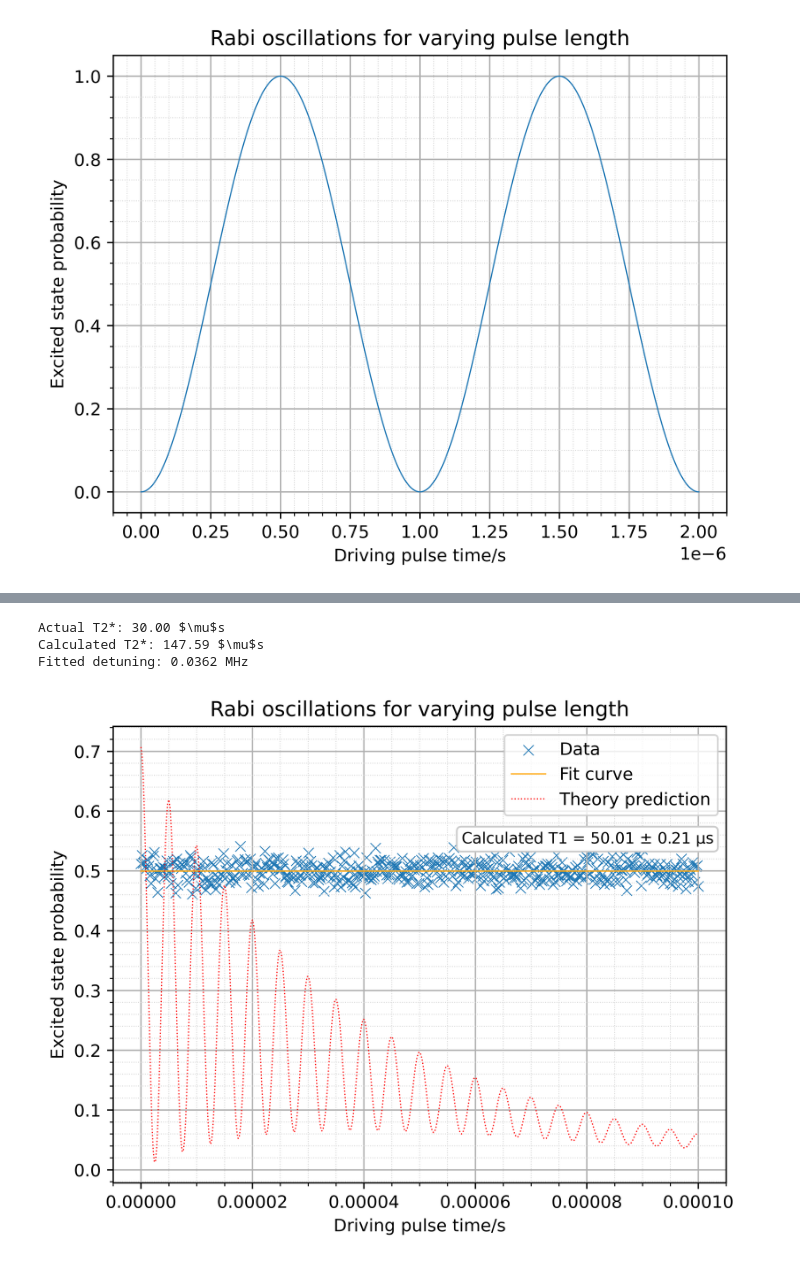
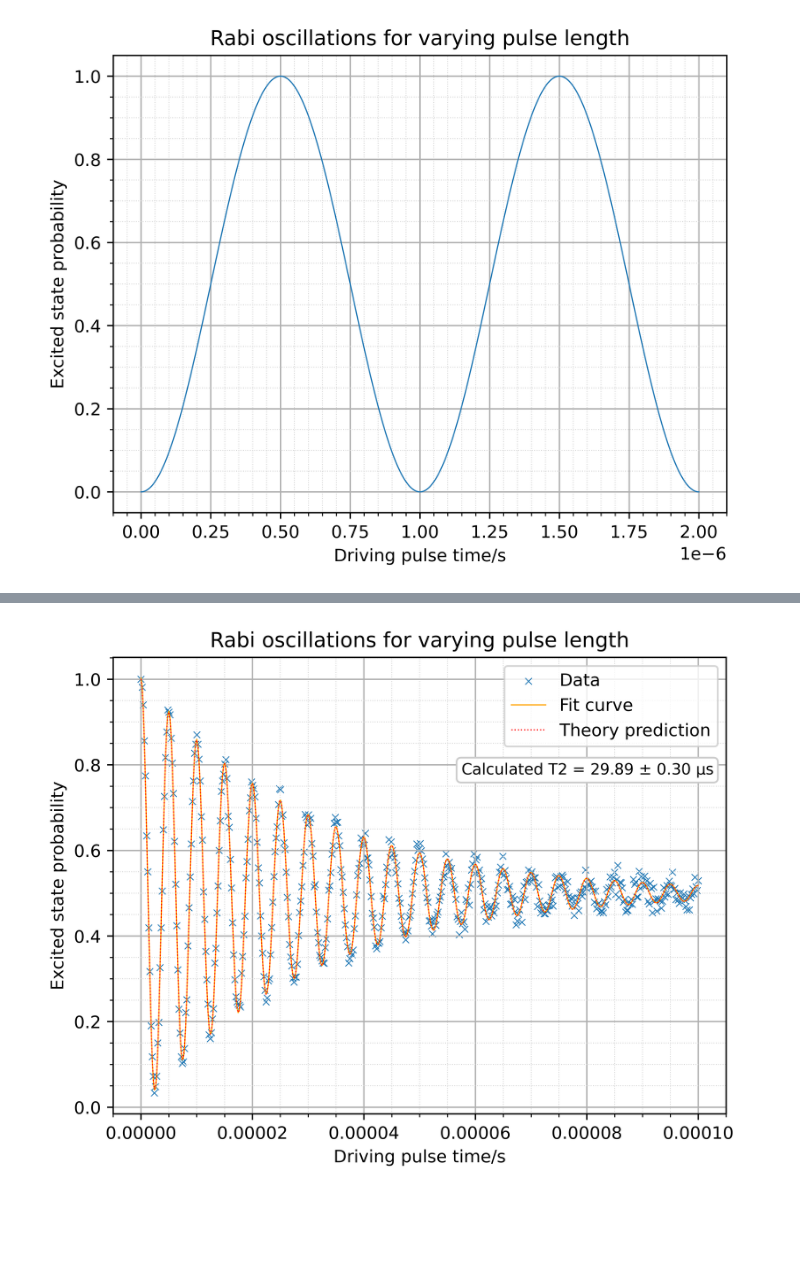
Before and after one commit to Oscar-Holloway/Simulation-of-transmon-qubit, a Jupyter notebook: qubit_simulation.ipynb, the cells around one changed output, grey strips where cells are left out. Drawn from its saved outputs; the diff is of its cells as text; code cells hidden in the pictures; blank space fills up the shorter version.

Commit message:
Ramsey experiment debugged

```diff
--- a/qubit_simulation.ipynb
+++ b/qubit_simulation.ipynb
@@ -153,7 +153,7 @@ Calculated T1 = 50.0071 microseconds
 # %%
 #T2 relaxation collapse and Ramsey experiment
 T2_star = 30*1e-6 #s
-detuning = 0.2*1e6 #Hz
+detuning = 0.2*1e6 #Hz, detuning frequency
 delta_omega = 2*np.pi*detuning
 T_phi = 1 / (1/T2_star - 1/(2*T1)) # Pure dephasing time
 
@@ -165,7 +165,6 @@ H_rot = delta_omega/2 * sz
 excited_states = []
 excited_prob = []
 
-
 U_pi2 = (-1j * np.pi/4 * sx).expm() #pulse operator for pi/2
 psi_init = U_pi2*g #initial state after pi/2 rotation
 time = np.linspace(0,100e-6,500)
@@ -173,7 +172,7 @@ output = mesolve(H_rot, psi_init, time, c_ops=[c1,c2], e_ops=[])
 
 
 for state in output.states:
-    final_state = U_pi2*state
+    final_state = U_pi2*state*U_pi2.dag()
 
     probability=qt.expect(P_excited,final_state)
     excited_prob.append(np.real(probability))
@@ -183,54 +182,49 @@ excited_prob = np.array(excited_prob)
 time_mus = time*1e6
 
 shots = 1000
-Prob =  0.5*np.exp(-time/30)*np.cos(2*np.pi*0.2*time + np.pi/2) + 0.5
-randomness = np.random.binomial(shots, Prob)/shots
+randomness = np.random.binomial(shots, excited_prob)/shots
 
 
 def ramsey_fit(t,A,T2_fit, df,phi,B):
     return A*np.exp(-t/T2_fit)*np.cos(2*np.pi*df*t + phi) +B
 
-ram_fit, pcov = curve_fit(ramsey_fit, xdata=time, ydata=randomness, p0=[0.5, 30, 0.2, np.pi/2, 0.5], bounds=([0, 1, 0.01, -2*np.pi, 0], [1, 500, 1, 2*np.pi, 1]), maxfev=20000)
+ram_fit, pcov = curve_fit(ramsey_fit, xdata=time_mus, ydata=randomness, p0=[0.5, 30, 0.2, np.pi/2, 0.5], bounds=([0, 1, 0.01, -2*np.pi, 0], [1, 500, 1, 2*np.pi, 1]), maxfev=20000)
 A_fit, T2_fit, df_fit, phi_fit, B_fit = ram_fit
-ram_fitted = ramsey_fit(time, A_fit, T2_fit, df_fit, phi_fit, B_fit)
-print(f'Actual T2*: {T2_star*1e6:.2f} $\mu$s')
-print(f'Calculated T2*: {T2_fit:.2f} $\mu$s')
-print(f'Fitted detuning: {df_fit:.4f} MHz')
+ram_fitted = ramsey_fit(time_mus, A_fit, T2_fit, df_fit, phi_fit, B_fit)
+perr = np.sqrt(np.diag(pcov))
+T2_err = perr[1]
 
 
 plt.figure(dpi=800)
 
-plt.scatter(time, randomness , marker='x', linewidths=0.5, label='Data')
+plt.scatter(time, randomness, s=15, marker='x', linewidths=0.5, label='Data')
 plt.plot(time, ram_fitted, linewidth=0.7, color='orange', label='Fit curve')
 plt.plot(time, excited_prob, linewidth=0.7, color='red', linestyle=':', label='Theory prediction')
 
 plt.legend(loc='upper right')
 plt.text(
     0.979, 0.77,
-    f"Calculated T1 = {T1_fit*1e6:.2f} $\pm$ {T1_err*1e6:.2f} µs",
+    f"Calculated T2 = {T2_fit:.2f} $\pm$ {T2_err:.2f} µs",
     transform=plt.gca().transAxes,
     fontsize=9,
     verticalalignment='top',
     horizontalalignment='right',
     bbox=dict(
         facecolor='white',
         edgecolor='0.8',
         boxstyle='round',
         alpha=1
     )
 )
 
 plt.title('Rabi oscillations for varying pulse length')
 plt.xlabel('Driving pulse time/s')
 plt.ylabel('Excited state probability')
 
 plt.grid(which='major',axis='both')
 plt.grid(which='minor',axis='both',linestyle='dotted',linewidth=0.5,color='lightgrey')
 plt.minorticks_on()
 
 plt.show()
 # %% [output]
-Actual T2*: 30.00 $\mu$s
-Calculated T2*: 147.59 $\mu$s
-Fitted detuning: 0.0362 MHz
-[figure, old version]
+[figure, new version]
```
Also changed, not shown: parts of 1 cell of this notebook.
